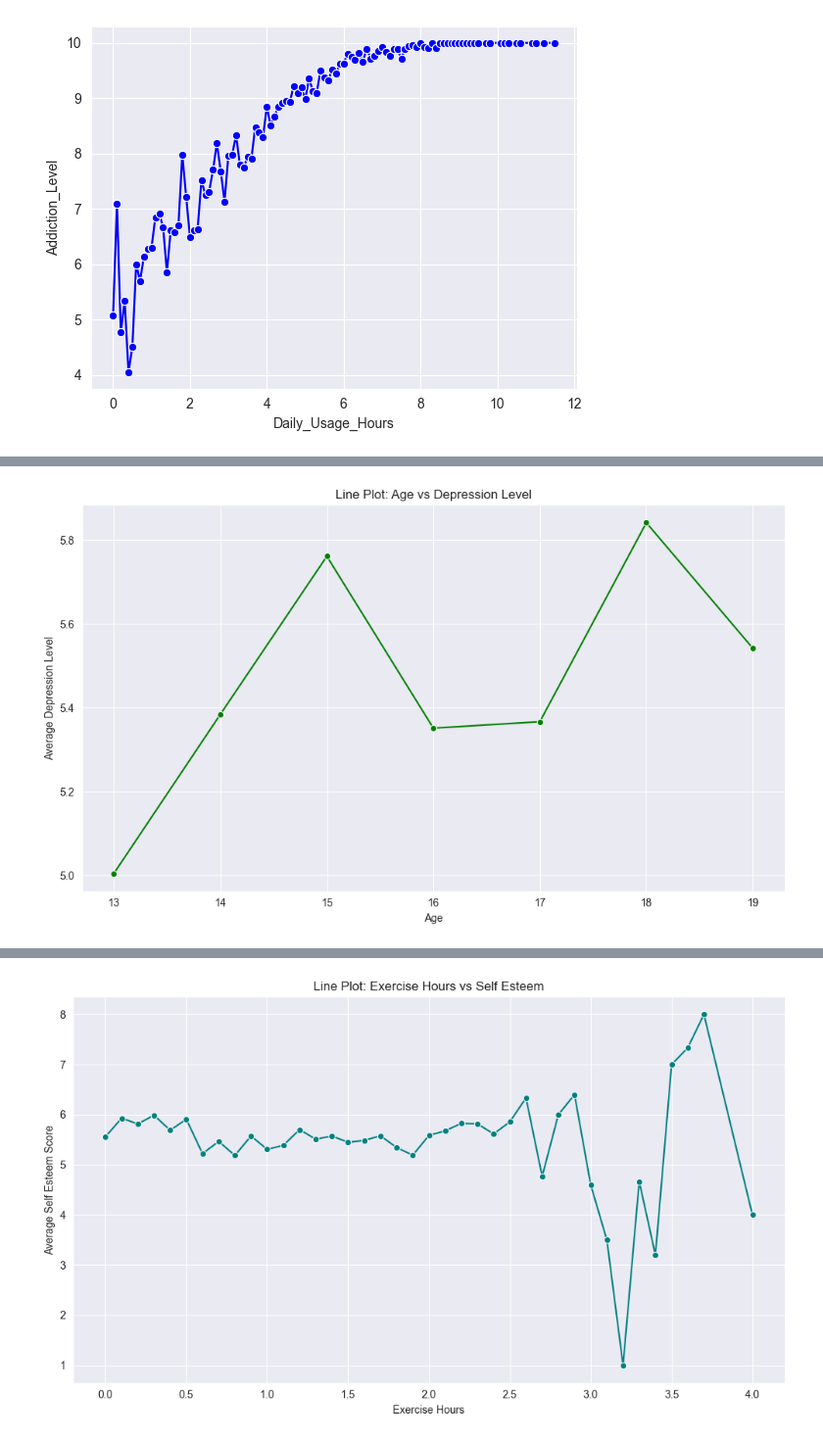
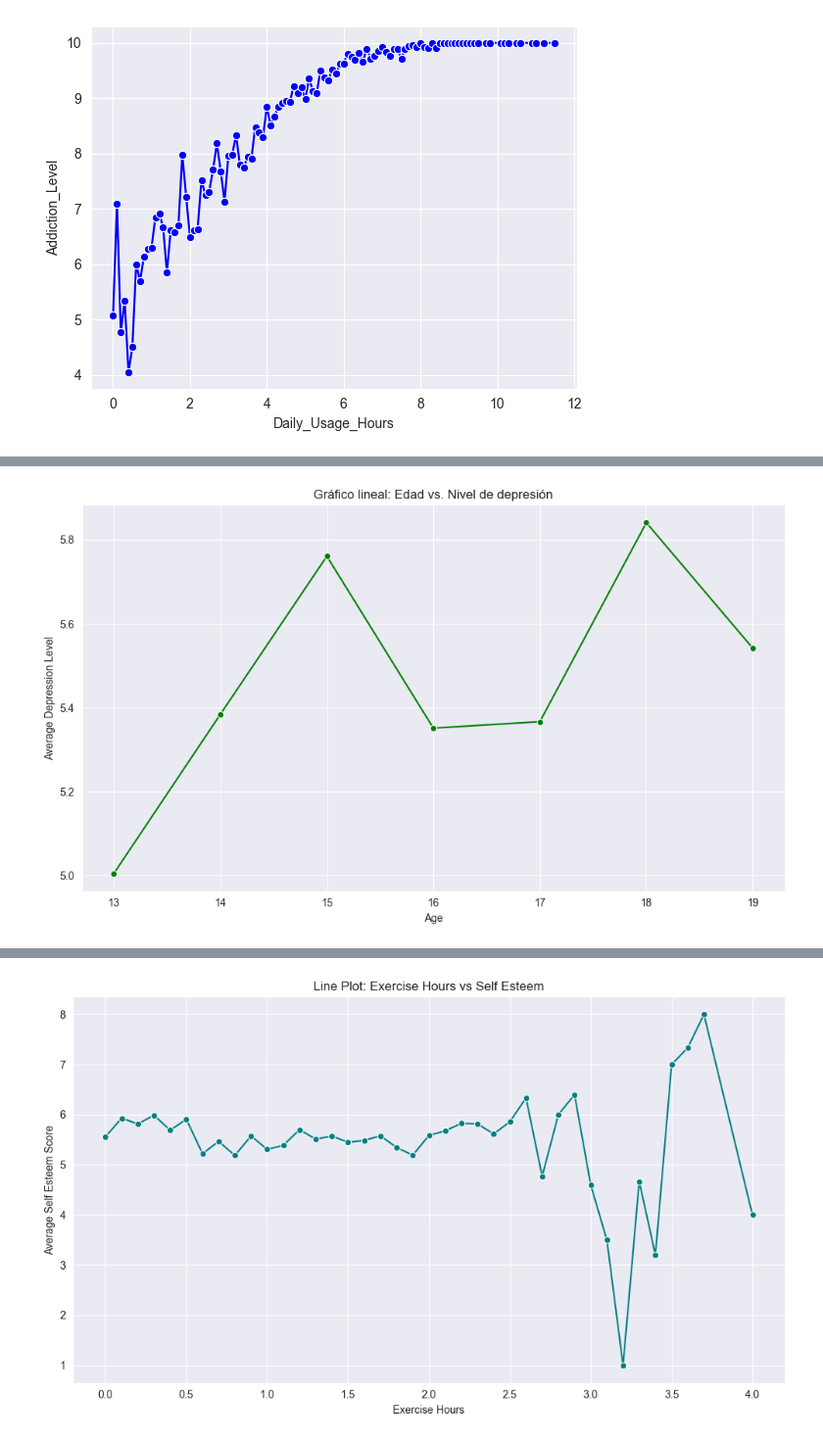
Before and after one commit to somoel/uso_telefono_adolescentes, a Jupyter notebook: notebooks/analysis.ipynb, the cells around one changed output, grey strips where cells are left out. Shown at 98% size. Drawn from its saved outputs; the diff is of its cells as text; code cells hidden in the pictures.

Commit message:
graphic conclusions

```diff
--- a/notebooks/analysis.ipynb
+++ b/notebooks/analysis.ipynb
@@ -201,15 +214,15 @@ sns.lineplot(data=grouped_df, x='Daily_Usage_Hours', y='Addiction_Level', marker
 # %%
 # edad vs dpresion
 grouped_df = df.groupby('Age')['Depression_Level'].mean().reset_index()
 
 # Create the line plot
 plt.figure(figsize=(10, 6))
 sns.lineplot(data=grouped_df, x='Age', y='Depression_Level', marker='o', color='green')
-plt.title('Line Plot: Age vs Depression Level')
+plt.title('Gráfico lineal: Edad vs. Nivel de depresión')
 plt.xlabel('Age')
 plt.ylabel('Average Depression Level')
 plt.grid(True)
 plt.tight_layout()
 plt.show()
 # %% [output]
-[figure, old version]
+[figure, new version]
```
Also changed, not shown: parts of 8 cells of this notebook.
